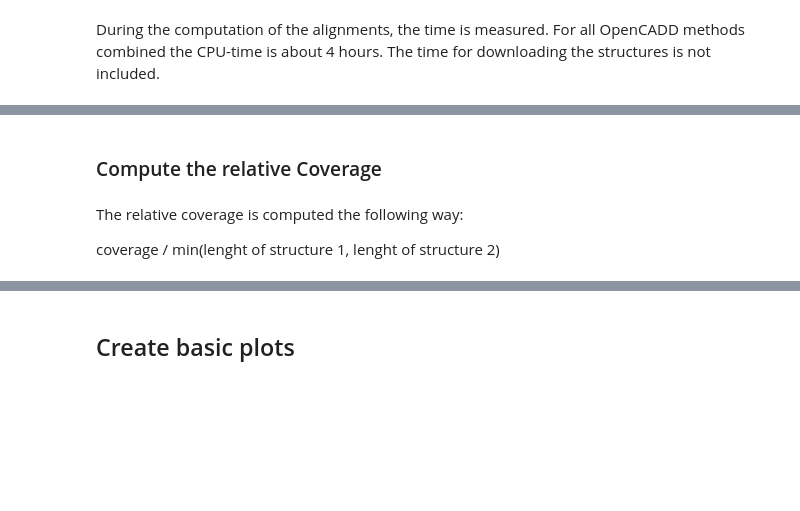
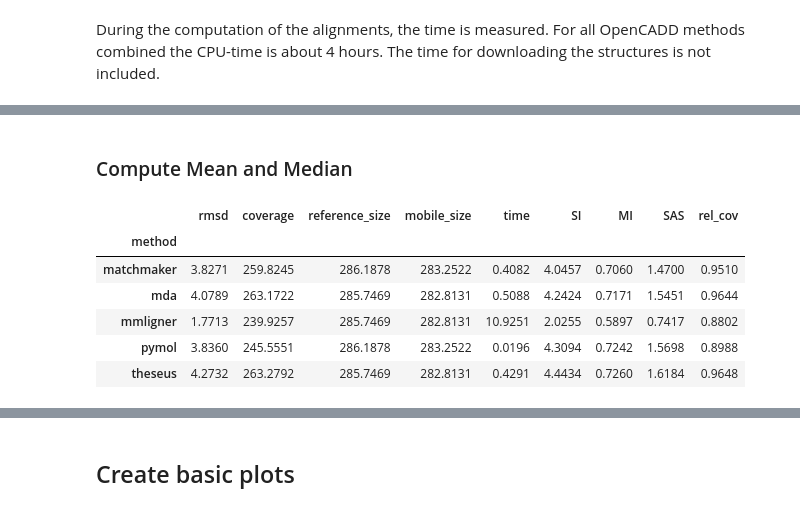
Before and after one commit to volkamerlab/OpenCADDSuperpositionBenchmark, a Jupyter notebook: notebooks/OpenCADD_Benchmark_TK.ipynb, the cells around one changed output, grey strips where cells are left out. Cells and saved outputs as stored; diff of their text form; code cells hidden in the pictures; blank space fills up the shorter version.

```diff
--- a/notebooks/OpenCADD_Benchmark_TK.ipynb
+++ b/notebooks/OpenCADD_Benchmark_TK.ipynb
@@ -69,7 +75 @@ theseus         8.760635
 Name: time, dtype: float64
-# %% [markdown]
-### Compute the relative Coverage
-# %% [markdown]
-The relative coverage is computed the following way:
-
-coverage / min(lenght of structure 1, lenght of structure 2)
@@ -77,0 +76,14 @@ au.compute_rel_cov(all_TK_DFGin)
+# %% [markdown]
+### Compute Mean and Median
+# %%
+mean, median = au.compute_mean_median(all_TK_DFGin)
+# %%
+mean
+# %% [output]
+|  | rmsd | coverage | reference_size | mobile_size | time | SI | MI | SAS | rel_cov |
+| method |  |  |  |  |  |  |  |  |  |
+| matchmaker | 3.8271 | 259.8245 | 286.1878 | 283.2522 | 0.4082 | 4.0457 | 0.7060 | 1.4700 | 0.9510 |
+| mda | 4.0789 | 263.1722 | 285.7469 | 282.8131 | 0.5088 | 4.2424 | 0.7171 | 1.5451 | 0.9644 |
+| mmligner | 1.7713 | 239.9257 | 285.7469 | 282.8131 | 10.9251 | 2.0255 | 0.5897 | 0.7417 | 0.8802 |
+| pymol | 3.8360 | 245.5551 | 286.1878 | 283.2522 | 0.0196 | 4.3094 | 0.7242 | 1.5698 | 0.8988 |
+| theseus | 4.2732 | 263.2792 | 285.7469 | 282.8131 | 0.4291 | 4.4434 | 0.7260 | 1.6184 | 0.9648 |
```
Also changed, not shown: parts of 16 cells of this notebook, 11 other files.
